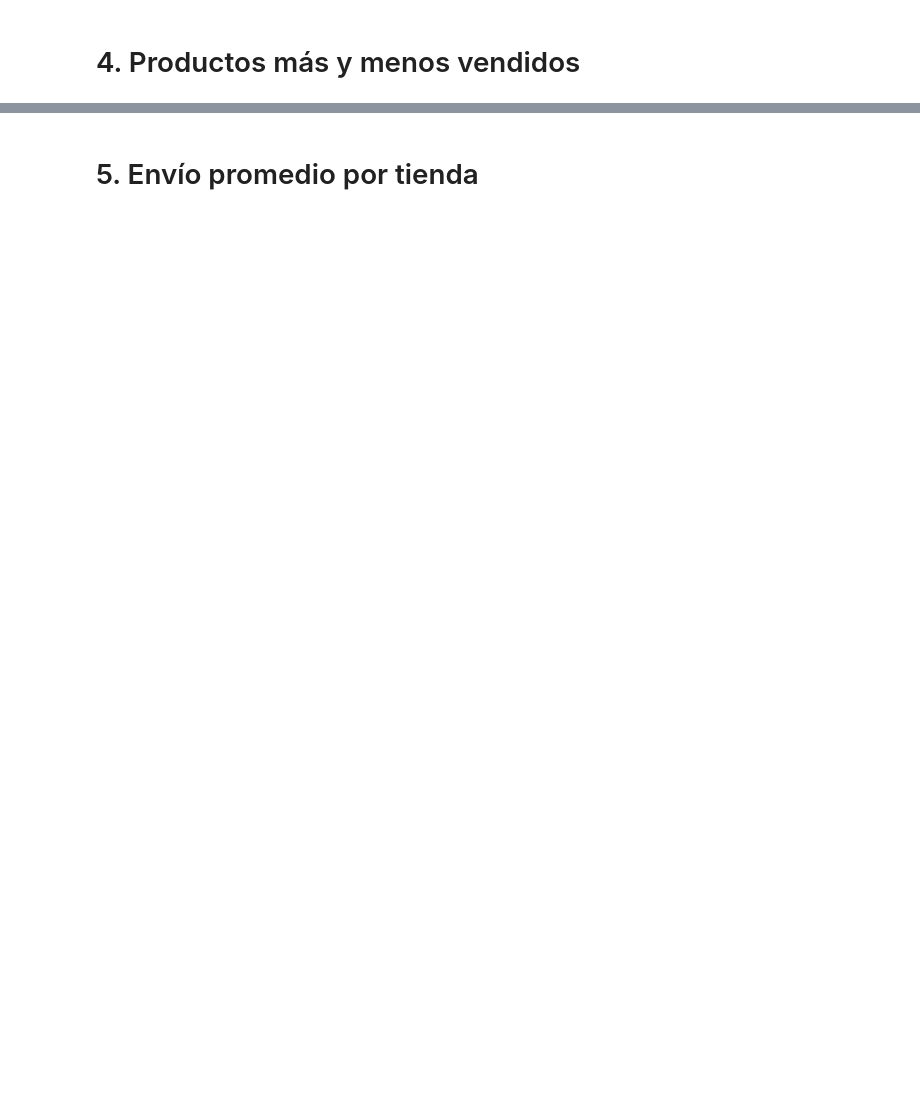
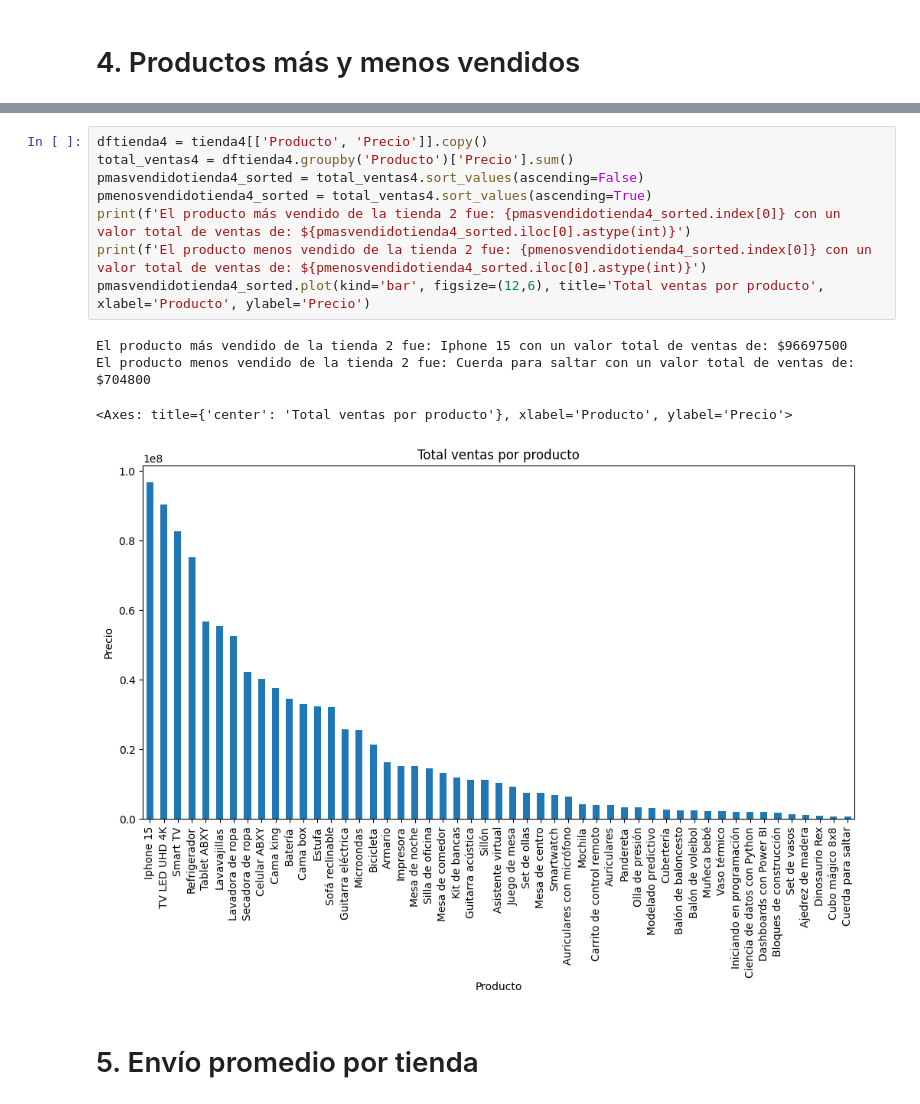
Before and after one commit to Vagoberto10/AluraStore, a Jupyter notebook: AluraStoreLatam.ipynb, the cells around one changed output, grey strips where cells are left out. Drawn from its saved outputs; the diff is of its cells as text; blank space fills up the shorter version.

```diff
--- a/AluraStoreLatam.ipynb
+++ b/AluraStoreLatam.ipynb
@@ -334,2 +381,15 @@ np.float64(3.99)
+# %%
+dftienda4 = tienda4[['Producto', 'Precio']].copy()
+total_ventas4 = dftienda4.groupby('Producto')['Precio'].sum()
+pmasvendidotienda4_sorted = total_ventas4.sort_values(ascending=False)
+pmenosvendidotienda4_sorted = total_ventas4.sort_values(ascending=True)
+print(f'El producto más vendido de la tienda 2 fue: {pmasvendidotienda4_sorted.index[0]} con un valor total de ventas de: ${pmasvendidotienda4_sorted.iloc[0].astype(int)}')
+print(f'El producto menos vendido de la tienda 2 fue: {pmenosvendidotienda4_sorted.index[0]} con un valor total de ventas de: ${pmenosvendidotienda4_sorted.iloc[0].astype(int)}')
+pmasvendidotienda4_sorted.plot(kind='bar', figsize=(12,6), title='Total ventas por producto', xlabel='Producto', ylabel='Precio')
+# %% [output]
+El producto más vendido de la tienda 2 fue: Iphone 15 con un valor total de ventas de: $96697500
+El producto menos vendido de la tienda 2 fue: Cuerda para saltar con un valor total de ventas de: $704800
+<Axes: title={'center': 'Total ventas por producto'}, xlabel='Producto', ylabel='Precio'>
+[figure, added]
 # %% [markdown]
 # 5. Envío promedio por tienda
```
Also changed, not shown: parts of 24 cells of this notebook.
